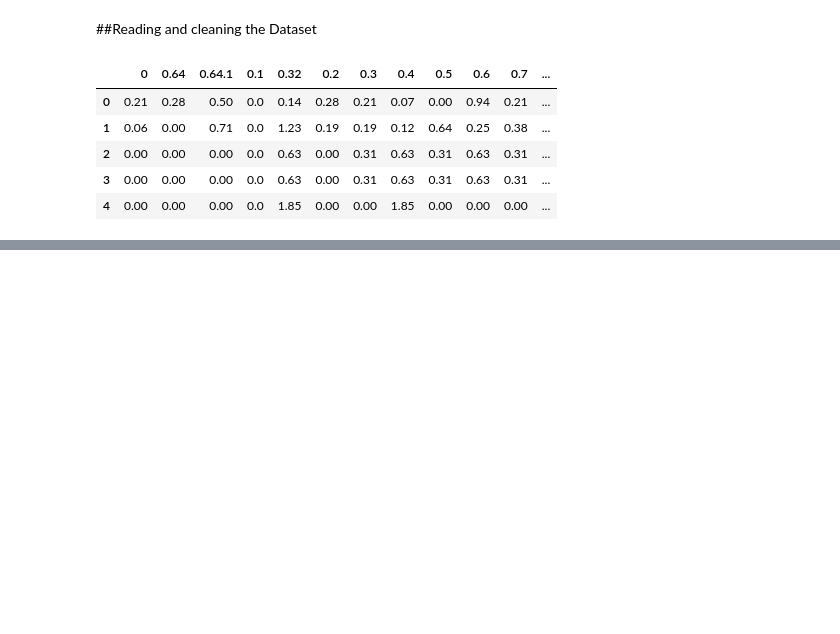
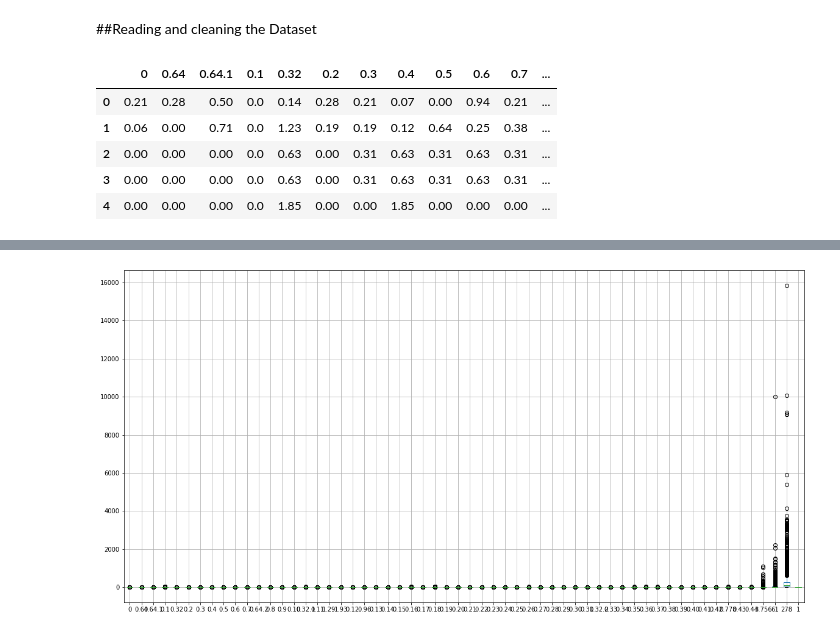
Before and after one commit to abdullatif14/KNN-and-Naive-Bayes-week9, a Jupyter notebook: Naive_Bayes.ipynb, the cells around one changed output, grey strips where cells are left out. Saved outputs shown, nothing was run; the diff lists cells and outputs as text; code cells hidden in the pictures; blank space fills up the shorter version.

```diff
--- a/Naive_Bayes.ipynb
+++ b/Naive_Bayes.ipynb
@@ -8,8 +8,8 @@ import numpy as np
 import matplotlib.pyplot as plt
 import seaborn as sns
 # %%
-df = pd.read_csv('/content/spambase (2).data')
-df.head()
+spam = pd.read_csv('/content/spambase (2).data')
+spam.head()
 # %% [output]
 |  | 0 | 0.64 | 0.64.1 | 0.1 | 0.32 | 0.2 | 0.3 | 0.4 | 0.5 | 0.6 | 0.7 | ... |
 | 0 | 0.21 | 0.28 | 0.50 | 0.0 | 0.14 | 0.28 | 0.21 | 0.07 | 0.00 | 0.94 | 0.21 | ... |
@@ -19,0 +67,9 @@ df.head()
+# %%
+
+#dropping duplicates
+#
+spam1=spam.copy()
+spam1.drop_duplicates(inplace = True)
+#
+#confirming no duplicates
+spam1.duplicated().any()
@@ -19,0 +104,8 @@ df.head()
+# %%
+#Lets see if there any outliers in our datasets
+#
+plt.figure(figsize = (20, 10))
+spam1.boxplot()
+plt.show()
+# %% [output]
+[figure, added]
```
Also changed, not shown: parts of 61 cells of this notebook.
